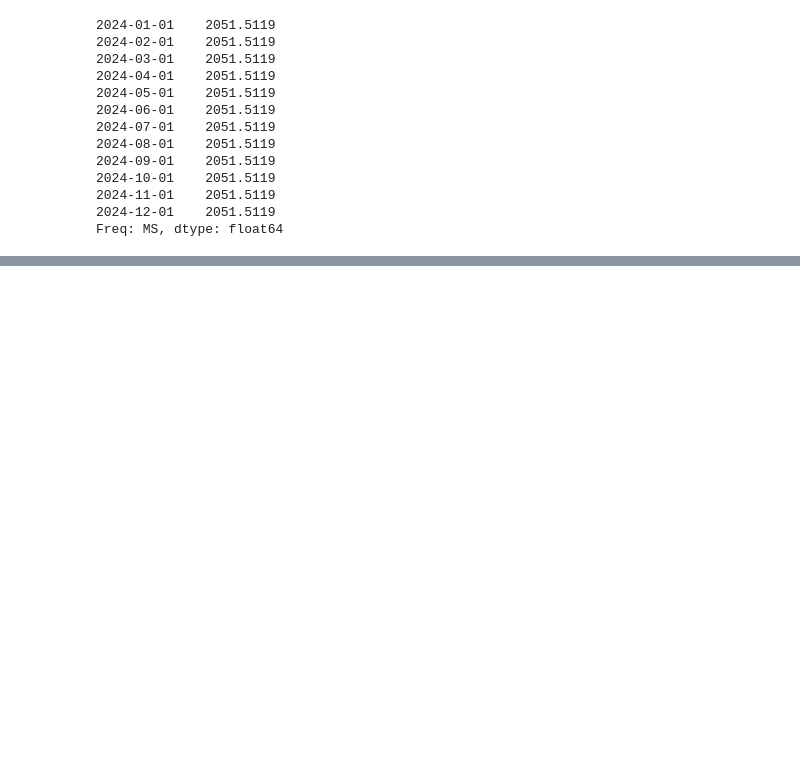
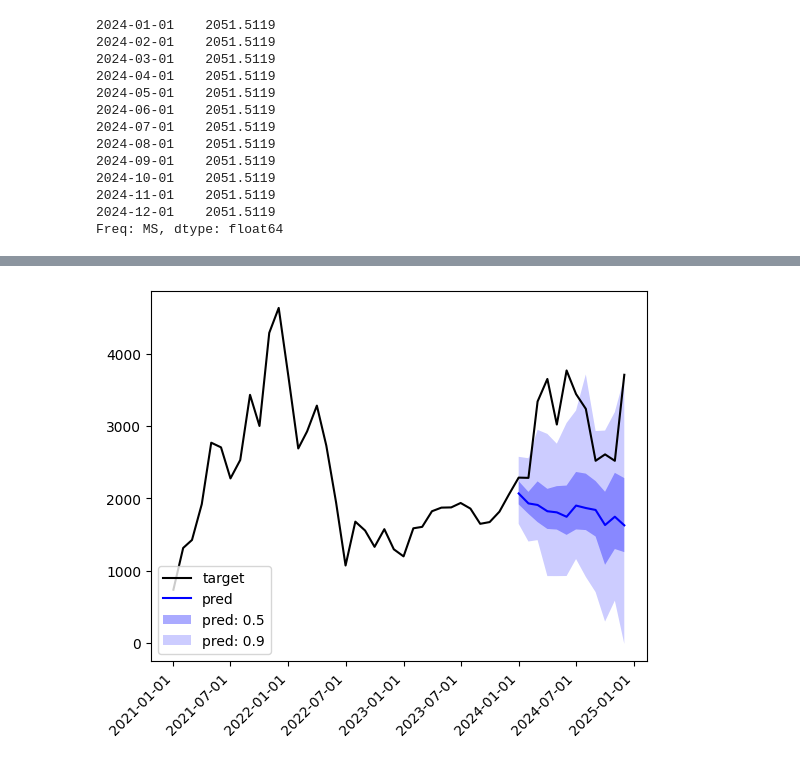
Before and after one commit to vdlbm/Time-Series-Forecasting-Foundational-Models, a Jupyter notebook: eth_usd_months.ipynb, the cells around one changed output, grey strips where cells are left out. Saved outputs shown, nothing was run; the diff lists cells and outputs as text; code cells hidden in the pictures; blank space fills up the shorter version.

Commit message:
Every TS Model already working

```diff
--- a/eth_usd_months.ipynb
+++ b/eth_usd_months.ipynb
@@ -596,19 +272,28 @@ from uni2ts.model.moirai import MoiraiForecast, MoiraiModule
 # %%
+from gluonts.dataset.pandas import PandasDataset
+from gluonts.dataset.split import split
+from uni2ts.eval_util.plot import plot_single
+from uni2ts.model.moirai import MoiraiForecast
+from uni2ts.model.moirai import MoiraiModule
 
 SIZE = "small"  # model size: choose from {'small', 'base', 'large'}
-PDT = 20  # prediction length: any positive integer
-CTX = 200  # context length: any positive integer
+PDT = 12  # prediction length: any positive integer
+CTX = 12*3  # context length: any positive integer
 PSZ = "auto"  # patch size: choose from {"auto", 8, 16, 32, 64, 128}
 BSZ = 32  # batch size: any positive integer
-TEST = 100  # test set length: any positive integer
+TEST = 12  # test set length: any positive integer
 
 # Convert into GluonTS dataset
+df = dfc.convert_to_moirai(data_months)
+
 ds = PandasDataset(dict(df))
 
 # Split into train/test set
 train, test_template = split(
     ds, offset=-TEST
 )  # assign last TEST time steps as test set
+
+
 
 # Construct rolling window evaluation
 test_data = test_template.generate_instances(
@@ -622,30 +307,32 @@ model = MoiraiForecast(
     module=MoiraiModule.from_pretrained(f"Salesforce/moirai-1.0-R-{SIZE}"),
     prediction_length=PDT,
     context_length=CTX,
     patch_size=PSZ,
     num_samples=100,
     target_dim=1,
     feat_dynamic_real_dim=ds.num_feat_dynamic_real,
     past_feat_dynamic_real_dim=ds.num_past_feat_dynamic_real,
 )
 
 predictor = model.create_predictor(batch_size=BSZ)
 forecasts = predictor.predict(test_data.input)
 
 input_it = iter(test_data.input)
 label_it = iter(test_data.label)
 forecast_it = iter(forecasts)
 
 inp = next(input_it)
 label = next(label_it)
 forecast = next(forecast_it)
 
 plot_single(
     inp,
     label,
     forecast,
     context_length=200,
     name="pred",
     show_label=True,
 )
 plt.show()
+# %% [output]
+[figure, added]
```
Also changed, not shown: parts of 26 cells of this notebook, 1 other file.
